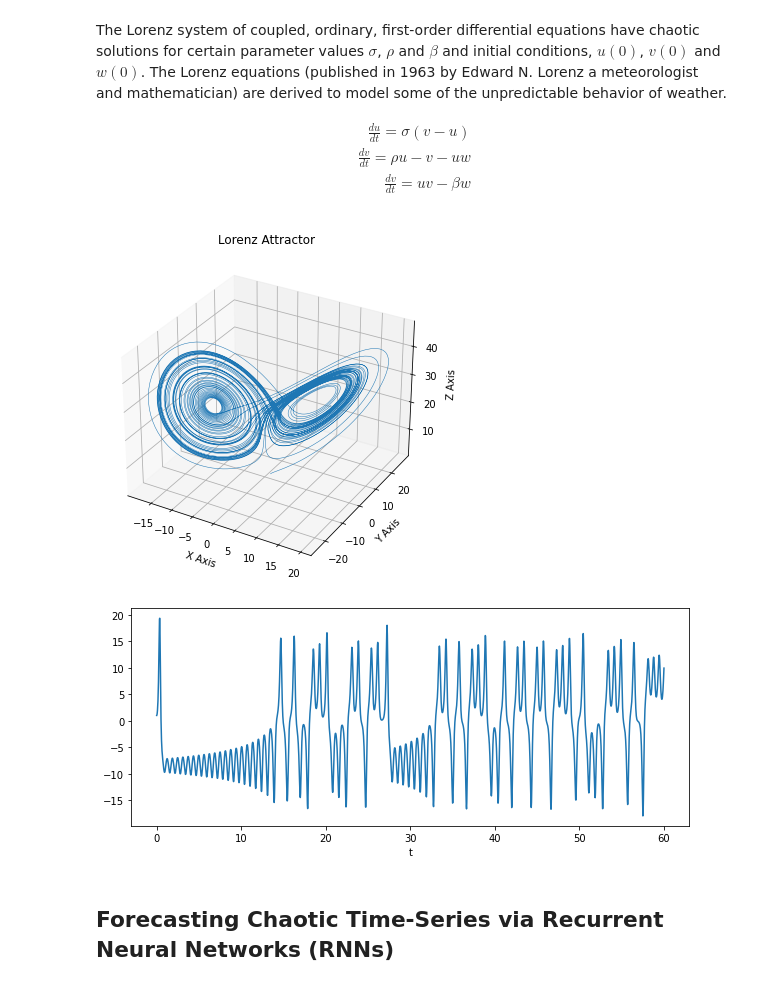
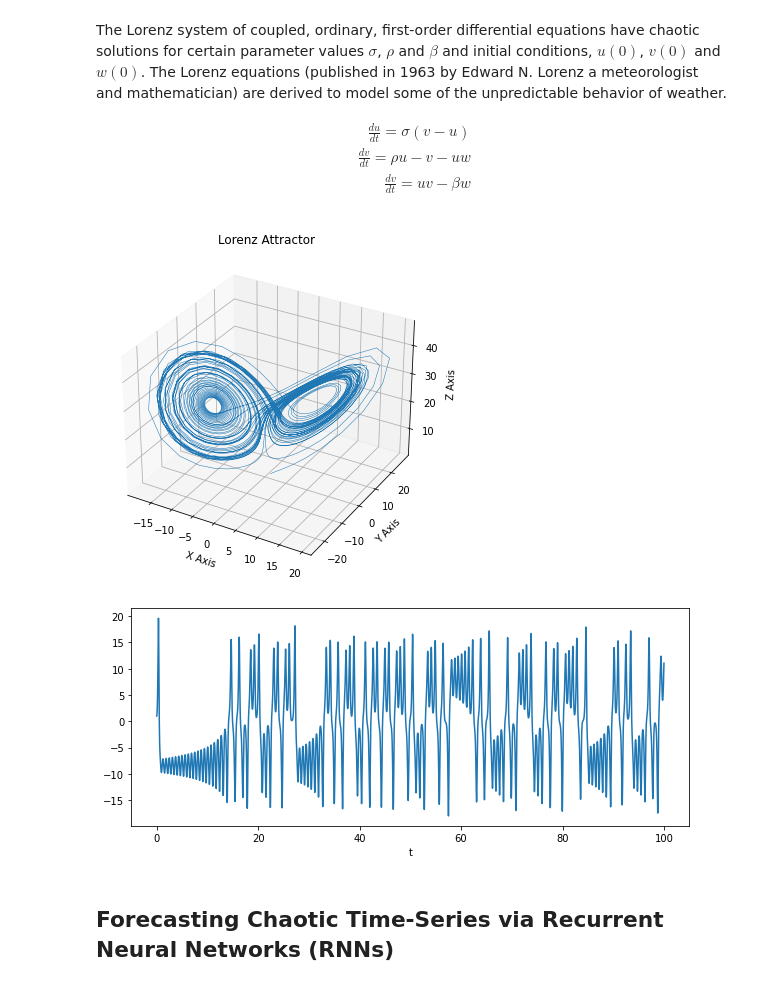
Before and after one commit to mpotta/bptt, a Jupyter notebook: RNNs for Chaos/rnns_for_chaos.ipynb, the cells around one changed output. Drawn from its saved outputs; the diff is of its cells as text; code cells hidden in the pictures.

```diff
--- a/RNNs for Chaos/rnns_for_chaos.ipynb
+++ b/RNNs for Chaos/rnns_for_chaos.ipynb
@@ -53,28 +53,28 @@ def show_lorenz_attractor(Z):
     plt.show()
 
 tmax = 60
-dt = 10000
+dt = 2000
 
 # Create Chaos dataset
 t, Z = create_lorenz_attractor_dataset(tmax, dt)
 show_lorenz_attractor(Z)
 # %% [output]
-[figure, old version]
+[figure, new version]
 # %%
 def show_lorenz_attractor_X(dt, X):
     fig = plt.figure(figsize=(10,4))
     ax = fig.add_subplot(111)
     ax.plot(dt, X, linestyle='solid')
     ax.set_xlabel("t")
     plt.show()
 
-tmax = 60
-dt = 2000
+tmax = 100
+dt = 10000
 
 t, Z = create_lorenz_attractor_dataset(tmax, dt)
 show_lorenz_attractor_X(t, Z[0])
 # %% [output]
-[figure, old version]
+[figure, new version]
 # %% [markdown]
 ## Forecasting Chaotic Time-Series via Recurrent Neural Networks (RNNs)
 # %%
```
Also changed, not shown: parts of 13 cells of this notebook, 1 other file.
